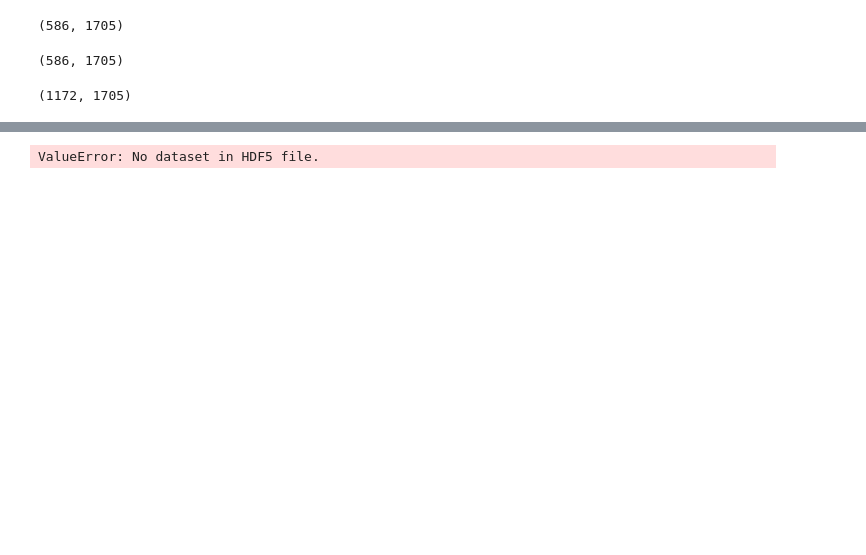
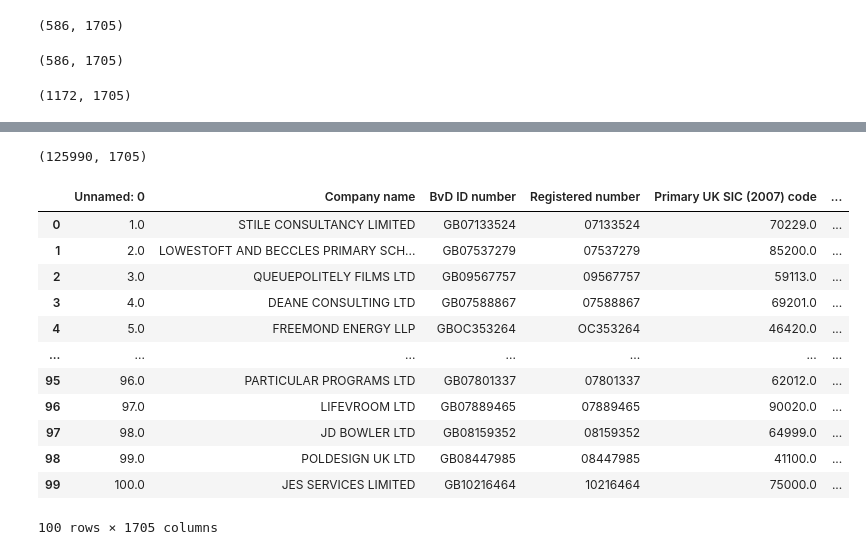
Before and after one commit to borodark/ie7860, a Jupyter notebook: Fafnir Data Ingestion.ipynb, the cells around one changed output, grey strips where cells are left out. Drawn from its saved outputs; the diff is of its cells as text; code cells hidden in the pictures; blank space fills up the shorter version.

```diff
--- a/Fafnir Data Ingestion.ipynb
+++ b/Fafnir Data Ingestion.ipynb
@@ -49,4 +46,0 @@ rc.to_hdf('bdv-data.h5', 'Results', append=True)
-# %%
-pd.read_hdf('bdv-data.h5')
-# %% [output]
-ValueError: No dataset in HDF5 file.
@@ -52,0 +51,22 @@ ValueError: No dataset in HDF5 file.
+# %%
+from_picle = pd.read_pickle('bdv-data.pkl')
+# %%
+from_picle.shape
+# %% [output]
+(125990, 1705)
+# %%
+from_picle.head(100)
+# %% [output]
+|  | Unnamed: 0 | Company name | BvD ID number | Registered number | Primary UK SIC (2007) code | ... |
+| 0 | 1.0 | STILE CONSULTANCY LIMITED | GB07133524 | 07133524 | 70229.0 | ... |
+| 1 | 2.0 | LOWESTOFT AND BECCLES PRIMARY SCH... | GB07537279 | 07537279 | 85200.0 | ... |
+| 2 | 3.0 | QUEUEPOLITELY FILMS LTD | GB09567757 | 09567757 | 59113.0 | ... |
+| 3 | 4.0 | DEANE CONSULTING LTD | GB07588867 | 07588867 | 69201.0 | ... |
+| 4 | 5.0 | FREEMOND ENERGY LLP | GBOC353264 | OC353264 | 46420.0 | ... |
+| ... | ... | ... | ... | ... | ... | ... |
+| 95 | 96.0 | PARTICULAR PROGRAMS LTD | GB07801337 | 07801337 | 62012.0 | ... |
+| 96 | 97.0 | LIFEVROOM LTD | GB07889465 | 07889465 | 90020.0 | ... |
+| 97 | 98.0 | JD BOWLER LTD | GB08159352 | 08159352 | 64999.0 | ... |
+| 98 | 99.0 | POLDESIGN UK LTD | GB08447985 | 08447985 | 41100.0 | ... |
+| 99 | 100.0 | JES SERVICES LIMITED | GB10216464 | 10216464 | 75000.0 | ... |
+100 rows × 1705 columns
```
Also changed, not shown: parts of 3 cells of this notebook.
